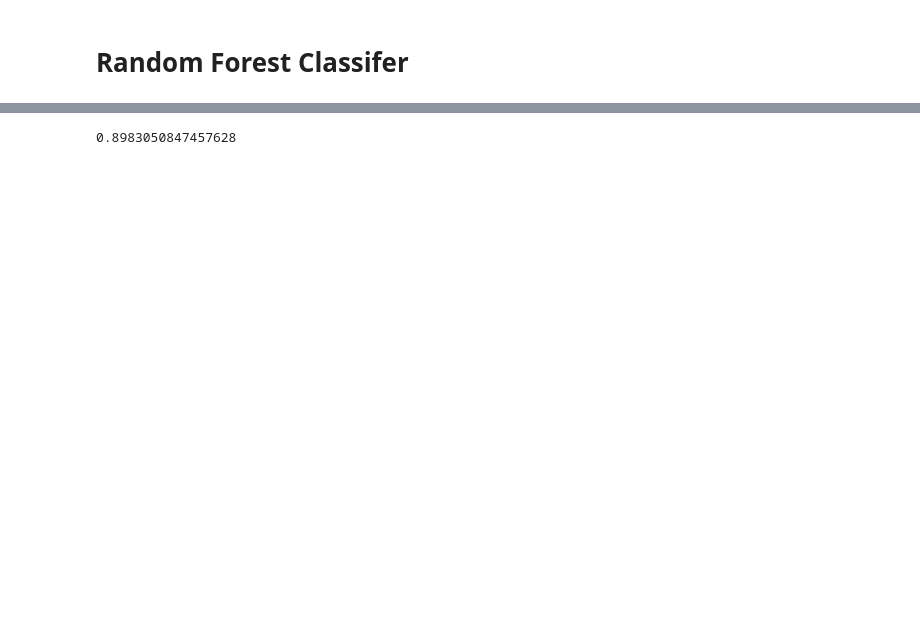
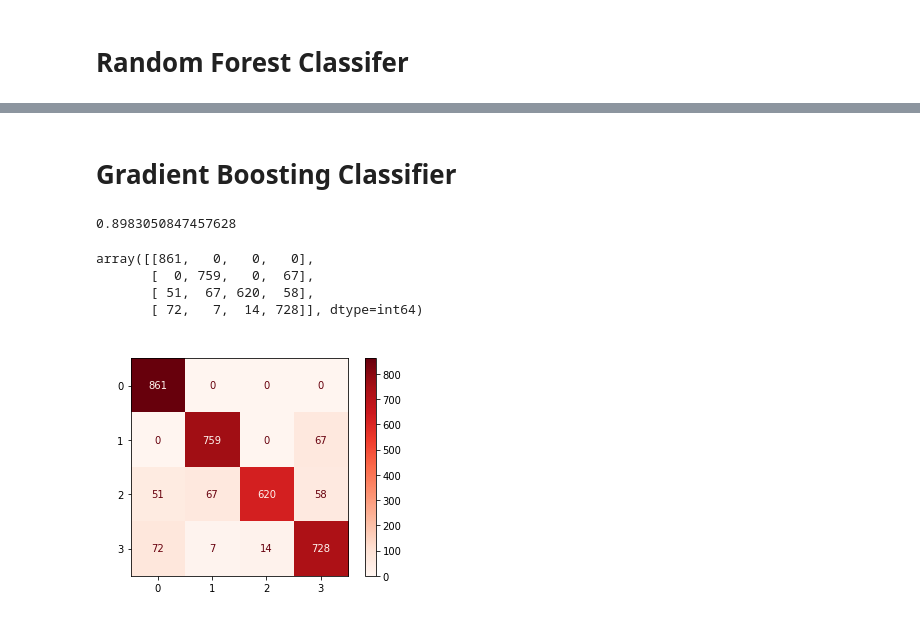
Before and after one commit to AniShama/thesis-data, a Jupyter notebook: newModel.ipynb, the cells around one changed output, grey strips where cells are left out. Drawn from its saved outputs; the diff is of its cells as text; code cells hidden in the pictures; blank space fills up the shorter version.

```diff
--- a/newModel.ipynb
+++ b/newModel.ipynb
@@ -533,3 +562,5 @@ rf.score(x_test,y_test)
+# %% [markdown]
+# Gradient Boosting Classifier
 # %%
 from sklearn.ensemble import GradientBoostingClassifier
 gb = GradientBoostingClassifier(n_estimators=10)
@@ -537,3 +568,19 @@ gb.fit(x_train,y_train)
 gb.score(x_test,y_test)
 # %% [output]
 0.8983050847457628
+# %%
+y_pred=gb.predict(x_test)
+confusion_matrix(y_test,y_pred)
+# %% [output]
+array([[861,   0,   0,   0],
+       [  0, 759,   0,  67],
+       [ 51,  67, 620,  58],
+       [ 72,   7,  14, 728]], dtype=int64)
+# %%
+matrix = plot_confusion_matrix(gb,x_test,y_test,cmap=plt.cm.Reds)
+matrix.ax_.set_title('confusion Matrix', color='white')
+plt.xlabel('Predicted Label', color='white')
+plt.ylabel('True Label', color='white')
+plt.show()
+# %% [output]
+[figure, added]
```
Also changed, not shown: parts of 80 cells of this notebook.
